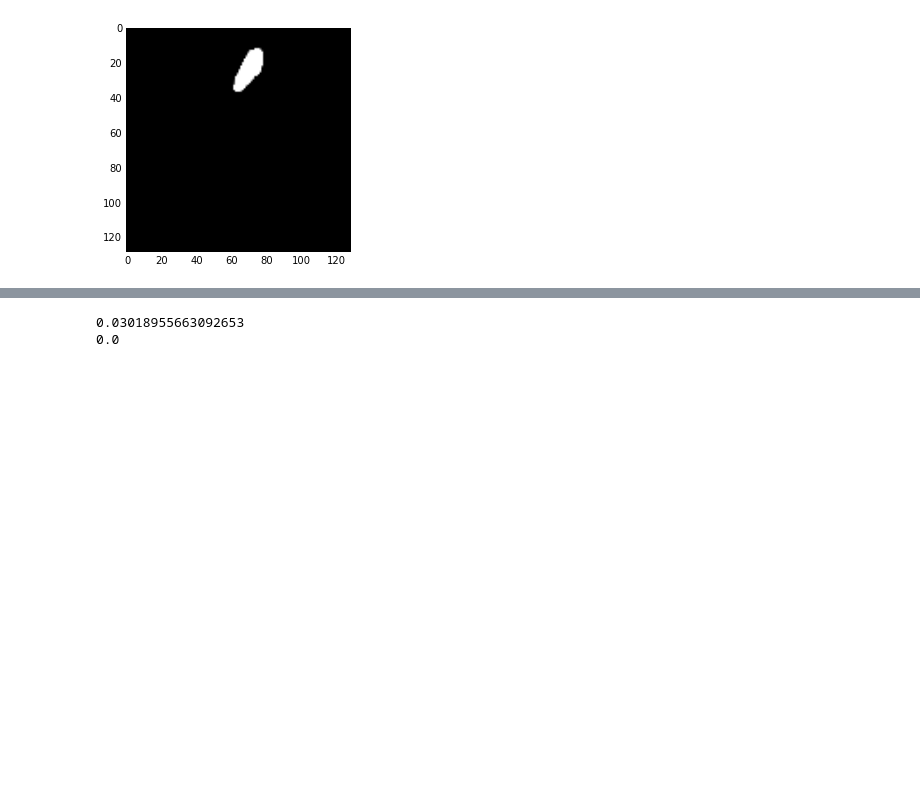
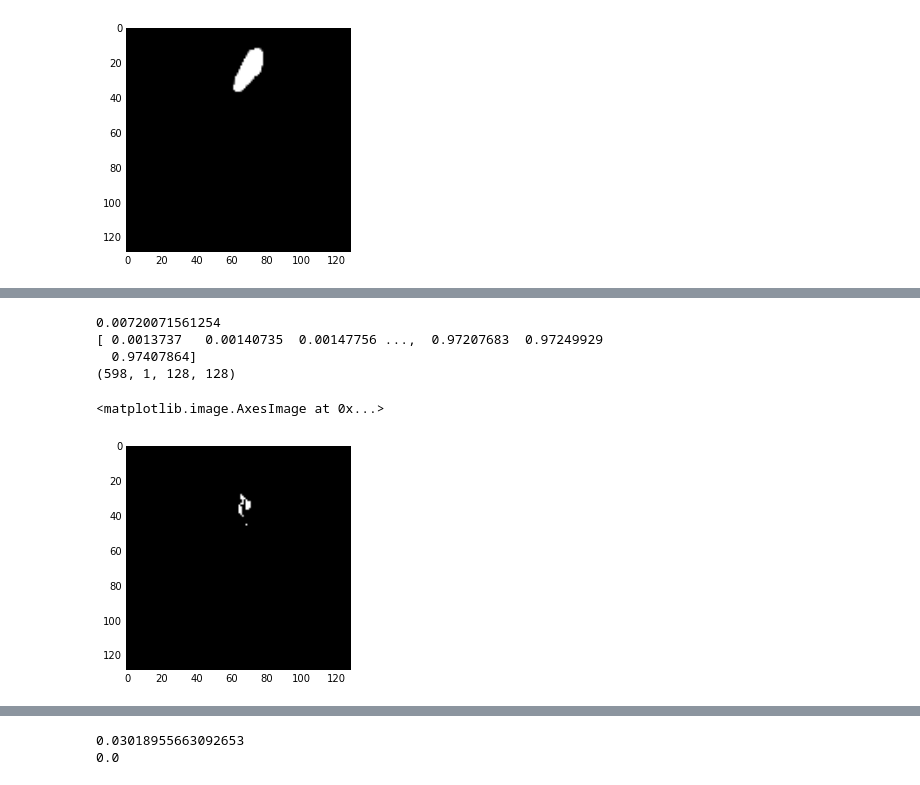
Before and after one commit to thenomemac/Kaggle-Ultrasound-Recombinator, a Jupyter notebook: fcn-ultrasound-kaggle.ipynb, the cells around one changed output, grey strips where cells are left out. Cells and saved outputs as stored; diff of their text form; code cells hidden in the pictures; blank space fills up the shorter version.

```diff
--- a/fcn-ultrasound-kaggle.ipynb
+++ b/fcn-ultrasound-kaggle.ipynb
@@ -413 +515,32 @@ net = build_net(BATCH_N, N_CHAN, IMAGE_W)
+# %%
+# input output ndarrays tensors
+X = T.tensor4() # optionally make this tensor an input to the model input layer
+Y = T.tensor4()
+
+# build net
+BATCH_N = 32
+net = build_net(BATCH_N, N_CHAN, IMAGE_W, X=X)
+
+# output
+_EPSILON = 10e-8
+output_train = T.clip(lasagne.layers.get_output(net['M4'], deterministic=False), _EPSILON, 1.0 - _EPSILON)
+output_test = T.clip(lasagne.layers.get_output(net['M4'], deterministic=True), _EPSILON, 1.0 - _EPSILON)
+
+# pixelwise loss
+loss_train = T.mean(lasagne.objectives.binary_crossentropy(output_train.flatten(), Y.flatten()))
+loss_test = T.mean(lasagne.objectives.binary_crossentropy(output_test.flatten(), Y.flatten()))
+
+# dice coefficient
+#dice = T.sum(T.where(T.gt(output.flatten(), 0.5), 1, 0) * Y.flatten()) * 2 / \
+#    (T.sum(T.gt(output.flatten(), 0.5)) + T.sum(Y))
+
+# model params to train
+params = lasagne.layers.get_all_params(net['M4'], trainable=True) # trainable=True for batchnorm
+
+# define update proceedure
+updates = lasagne.updates.nesterov_momentum(loss_train, params, learning_rate=0.01, momentum=0.9)
+
+f_predict = theano.function([X], output_test)
+f_train = theano.function([X, Y], loss_train, updates=updates)
+f_val = theano.function([X, Y], loss_test)
 # %%
@@ -555,4 +644,4 @@ def batch_apply(X, f, batch_size):
 
     return np.concatenate(np.array(out))
 
-YvalPred = batch_apply(Xtrain[:1], f_predict, BATCH_N)
+YvalPred = batch_apply(Xval, f_predict, BATCH_N)
@@ -558,0 +654,13 @@ YvalPred = batch_apply(Xtrain[:1], f_predict, BATCH_N)
+# %%
+# compare predicted mask
+print(np.mean(YvalPred))
+print(np.unique(YvalPred))
+print(YvalPred.shape)
+plt.imshow((YvalPred[300] >= 0.5).astype('uint8').reshape((128, 128)))
+# %% [output]
+0.00720071561254
+[ 0.0013737   0.00140735  0.00147756 ...,  0.97207683  0.97249929
+  0.97407864]
+(598, 1, 128, 128)
+<matplotlib.image.AxesImage at 0x...>
+[figure, added]
```
Also changed, not shown: parts of 30 cells of this notebook.
